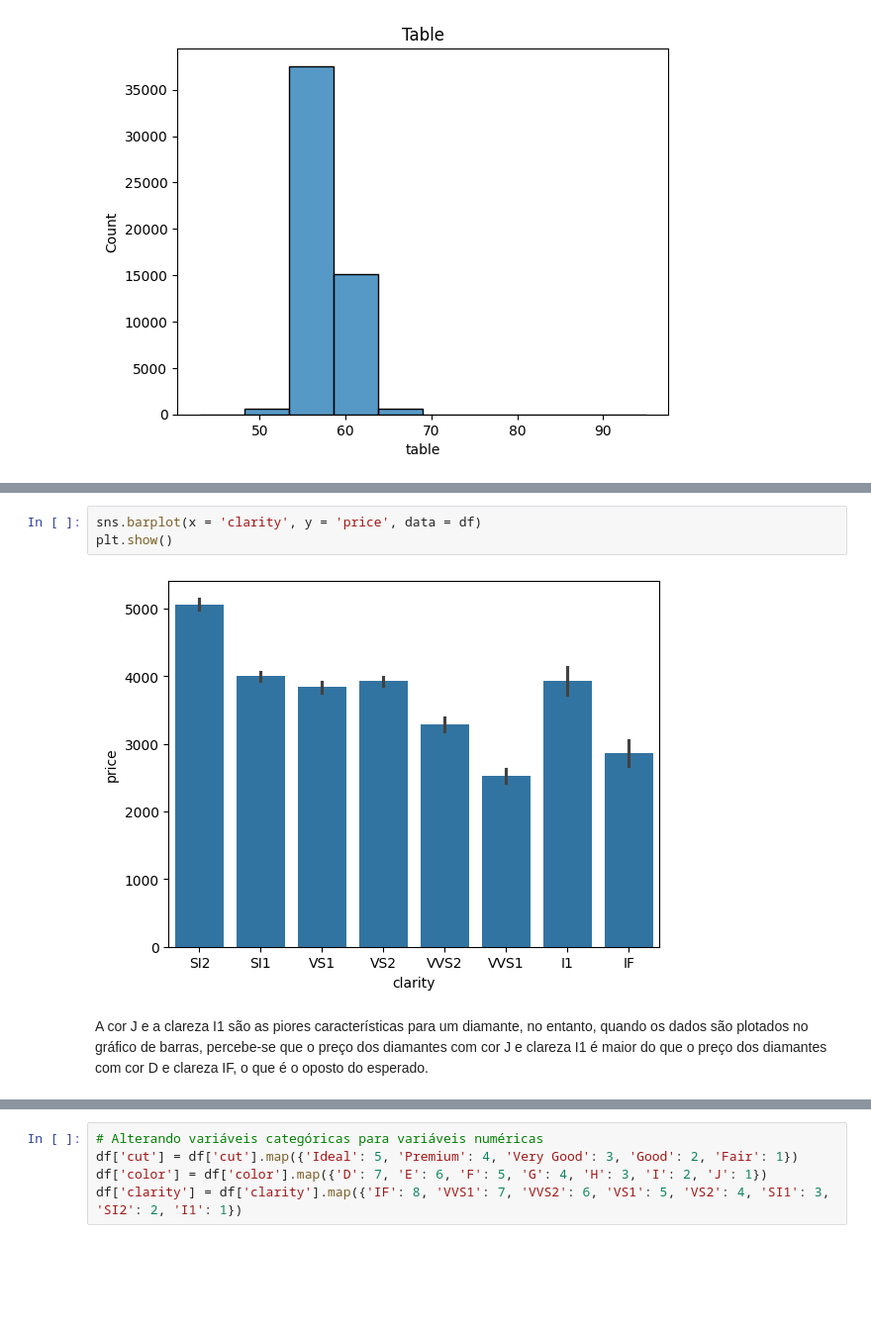
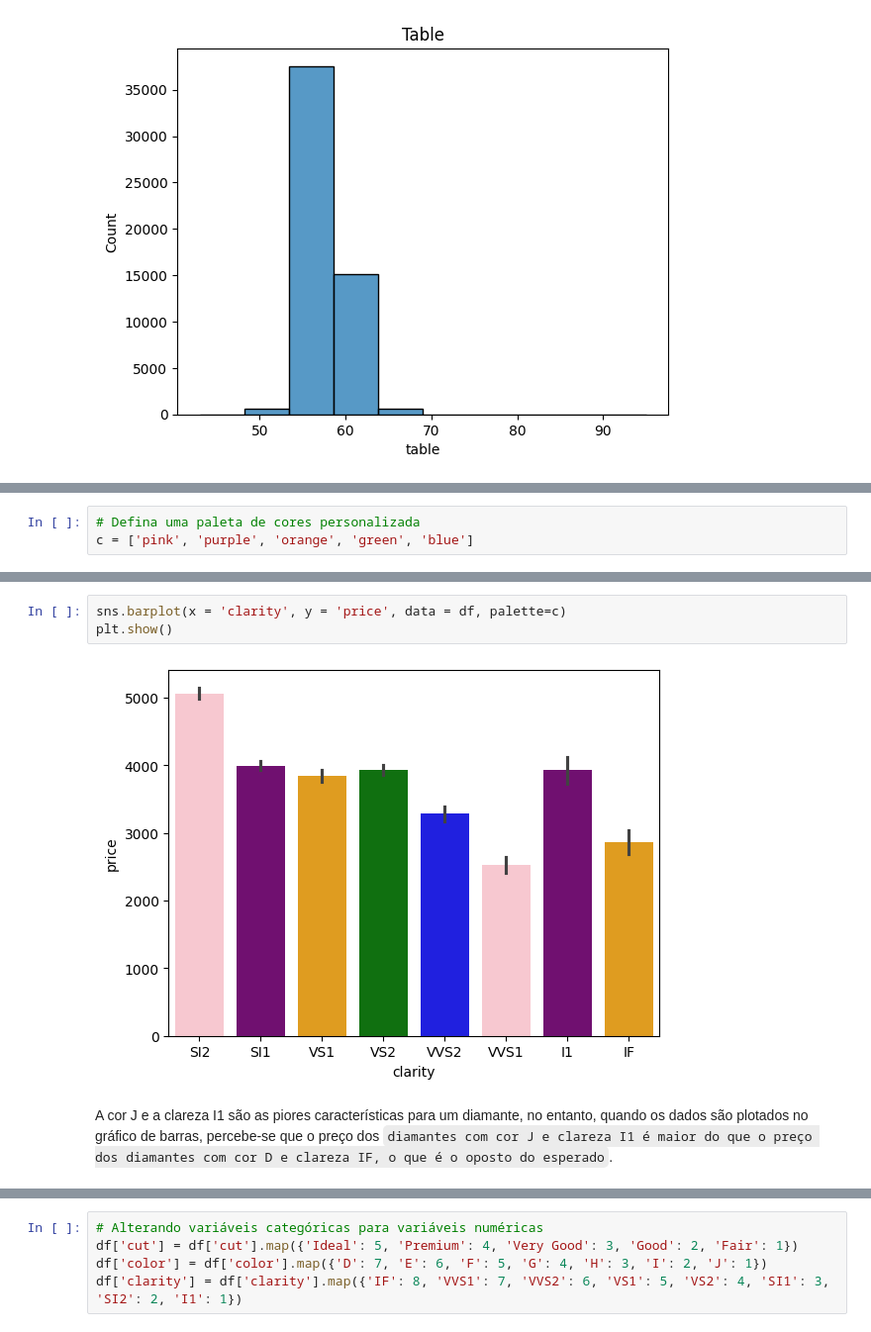
Before and after one commit to KARINAgoncalvesSOARES/caracteristicas_e_preco_do_diamante, a Jupyter notebook: caracteristica_e_preco.ipynb, the cells around one changed output, grey strips where cells are left out. Shown at 99% size. Cells and saved outputs as stored; diff of their text form; blank space fills up the shorter version.

Commit message:
Diamante:  preço Vs carecterísticas

```diff
--- a/caracteristica_e_preco.ipynb
+++ b/caracteristica_e_preco.ipynb
@@ -143,0 +169,3 @@ plt.show()
+# %%
+# Defina uma paleta de cores personalizada
+c = ['pink', 'purple', 'orange', 'green', 'blue']
@@ -155,8 +190,8 @@ plt.show()
 # %%
-sns.barplot(x = 'clarity', y = 'price', data = df)
+sns.barplot(x = 'clarity', y = 'price', data = df, palette=c)
 plt.show()
 # %% [output]
-[figure, old version]
+[figure, new version]
 # %% [markdown]
-A cor J e a clareza I1 são as piores características para um diamante, no entanto, quando os dados são plotados no gráfico de barras, percebe-se que o preço dos diamantes com cor J e clareza I1 é maior do que o preço dos diamantes com cor D e clareza IF, o que é o oposto do esperado.
+A cor J e a clareza I1 são as piores características para um diamante, no entanto, quando os dados são plotados no gráfico de barras, percebe-se que o preço dos `diamantes com cor J e clareza I1 é maior do que o preço dos diamantes com cor D e clareza IF, o que é o oposto do esperado`.
 # %% [markdown]
```
Also changed, not shown: parts of 34 cells of this notebook.
